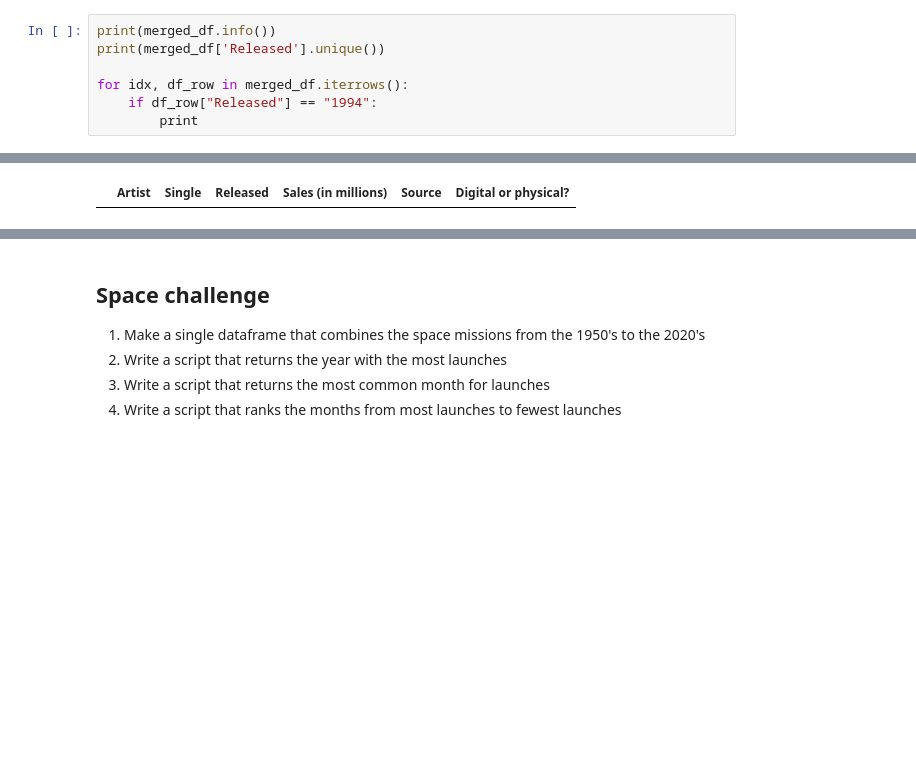
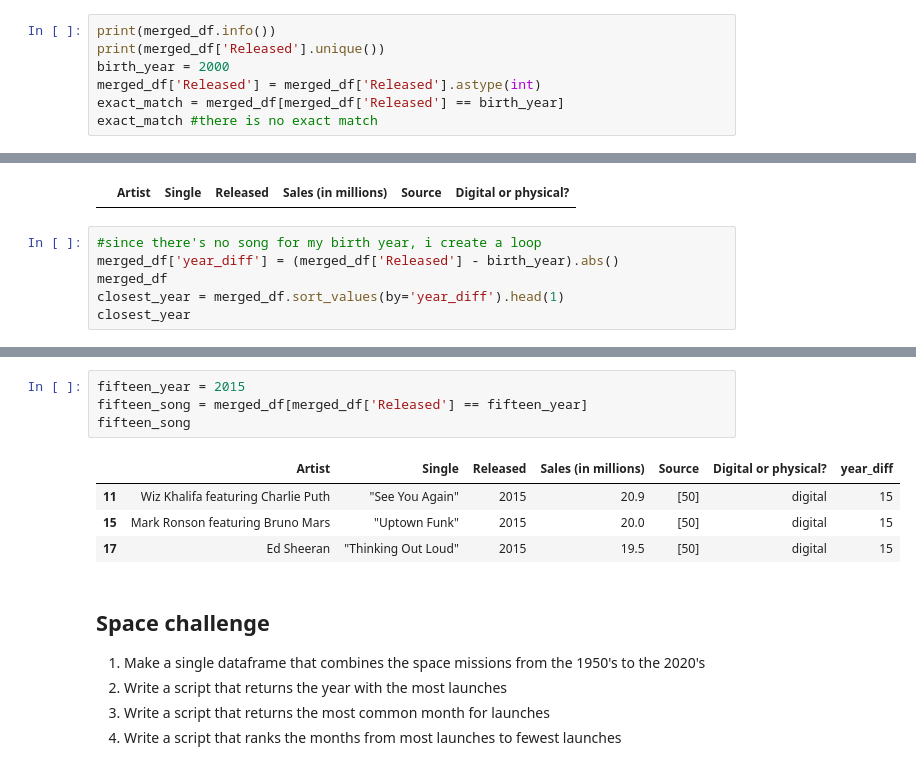
Before and after one commit to LauraLundbye/Cultural_Intro_GIT, a Jupyter notebook: fun_with_pandas.ipynb, the cells around one changed output, grey strips where cells are left out. Saved outputs shown, nothing was run; the diff lists cells and outputs as text; blank space fills up the shorter version.

```diff
--- a/fun_with_pandas.ipynb
+++ b/fun_with_pandas.ipynb
@@ -89,10 +93,10 @@ merged_df
 # %%
 print(merged_df.info())
 print(merged_df['Released'].unique())
-
-for idx, df_row in merged_df.iterrows():
-    if df_row["Released"] == "1994":
-        print
+birth_year = 2000
+merged_df['Released'] = merged_df['Released'].astype(int)
+exact_match = merged_df[merged_df['Released'] == birth_year]
+exact_match #there is no exact match
 # %% [output]
 <class 'pandas.core.frame.DataFrame'>
 RangeIndex: 35 entries, 0 to 34
@@ -111,3 +115,9 @@ None
 [1942 2017 1997 2016 1935 1946 1954 1992 2015 2011 1960 1985 2019 1939
  2018 2008 2012 1977 1994 1991 1978]
 |  | Artist | Single | Released | Sales (in millions) | Source | Digital or physical? |
+# %%
+#since there's no song for my birth year, i create a loop
+merged_df['year_diff'] = (merged_df['Released'] - birth_year).abs()
+merged_df
+closest_year = merged_df.sort_values(by='year_diff').head(1)
+closest_year
@@ -114,3 +139,12 @@ None
+# %%
+fifteen_year = 2015
+fifteen_song = merged_df[merged_df['Released'] == fifteen_year]
+fifteen_song
+# %% [output]
+|  | Artist | Single | Released | Sales (in millions) | Source | Digital or physical? | year_diff |
+| 11 | Wiz Khalifa featuring Charlie Puth | "See You Again" | 2015 | 20.9 | [50] | digital | 15 |
+| 15 | Mark Ronson featuring Bruno Mars | "Uptown Funk" | 2015 | 20.0 | [50] | digital | 15 |
+| 17 | Ed Sheeran | "Thinking Out Loud" | 2015 | 19.5 | [50] | digital | 15 |
 # %% [markdown]
 ## Space challenge
 
```
Also changed, not shown: parts of 14 cells of this notebook.
